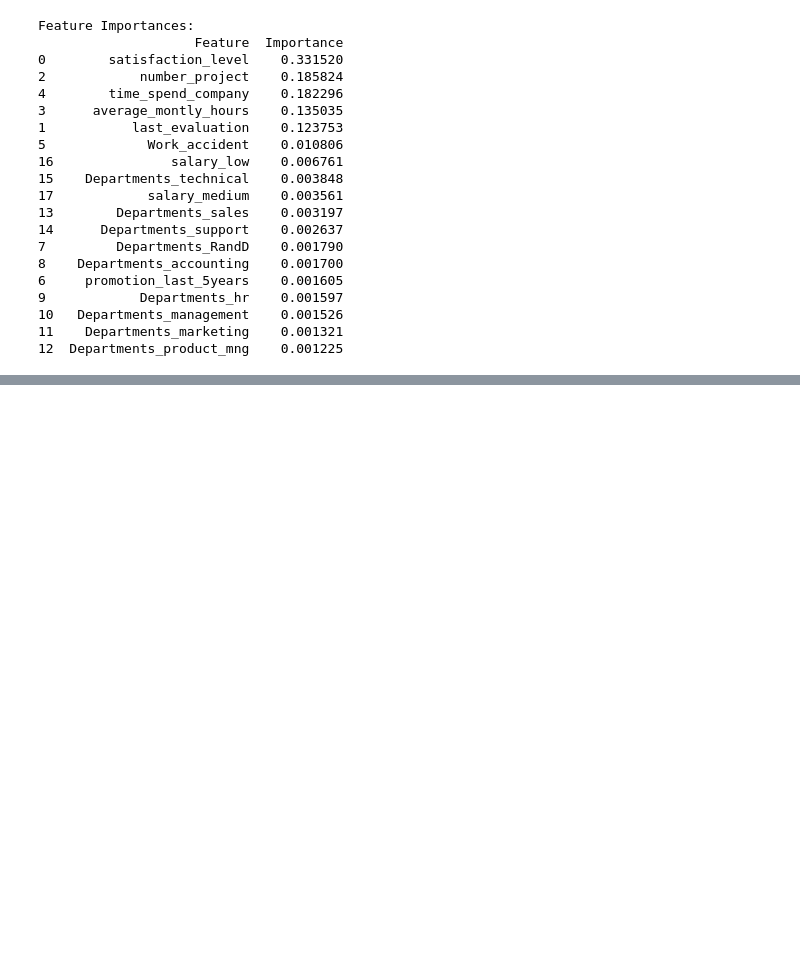
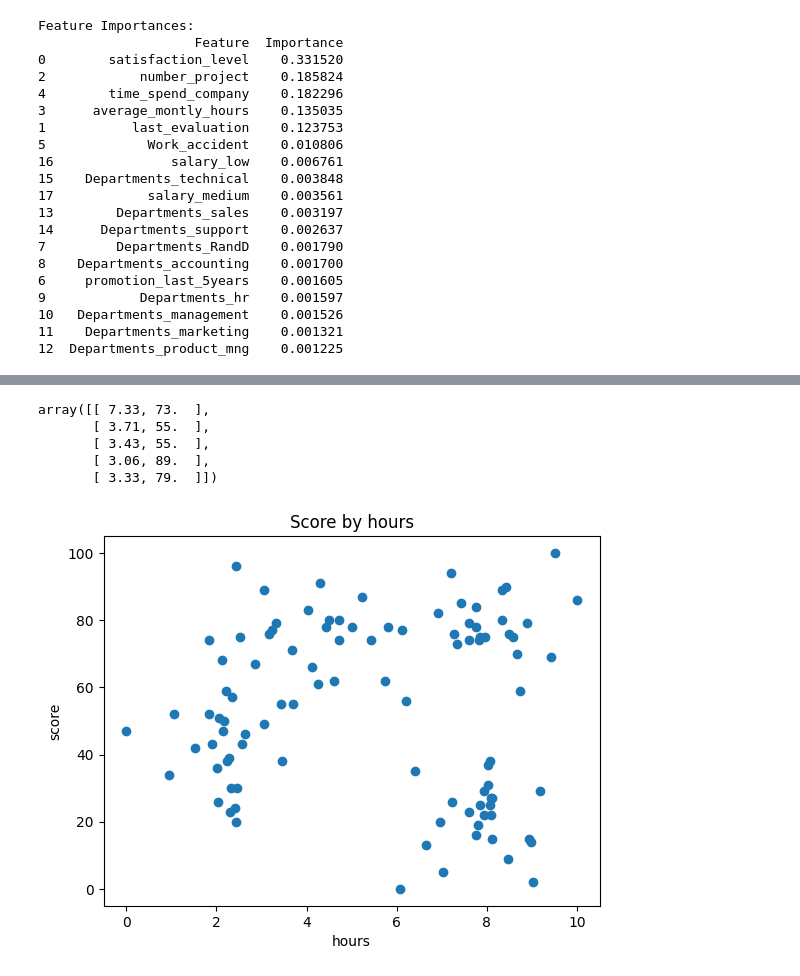
Before and after one commit to LC-coder33/PythonTutorial, a Jupyter notebook: python10일차.ipynb, the cells around one changed output, grey strips where cells are left out. Saved outputs shown, nothing was run; the diff lists cells and outputs as text; code cells hidden in the pictures; blank space fills up the shorter version.

```diff
--- a/python10일차.ipynb
+++ b/python10일차.ipynb
@@ -449,0 +457,3 @@ Feature Importances:
+# %%
+dataset = pd.read_csv('./dataset/KMeansData.csv')
+dataset[:5]
@@ -449,0 +467,17 @@ Feature Importances:
+# %%
+X = dataset.iloc[:,:].values
+X[:5]
+# %% [output]
+array([[ 7.33, 73.  ],
+       [ 3.71, 55.  ],
+       [ 3.43, 55.  ],
+       [ 3.06, 89.  ],
+       [ 3.33, 79.  ]])
+# %%
+plt.scatter(X[:,0], X[:, 1])
+plt.title('Score by hours')
+plt.xlabel('hours')
+plt.ylabel('score')
+plt.show()
+# %% [output]
+[figure, added]
```
Also changed, not shown: parts of 14 cells of this notebook.
